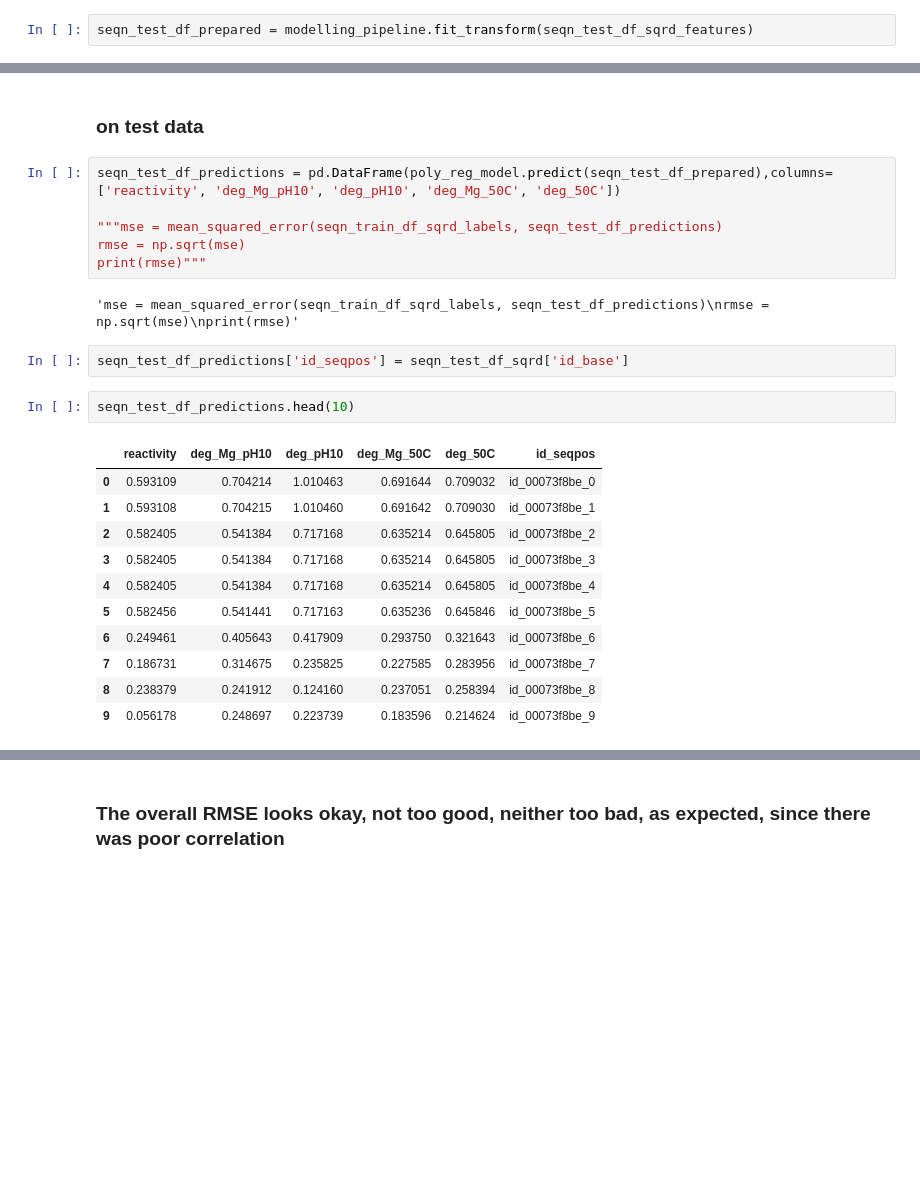
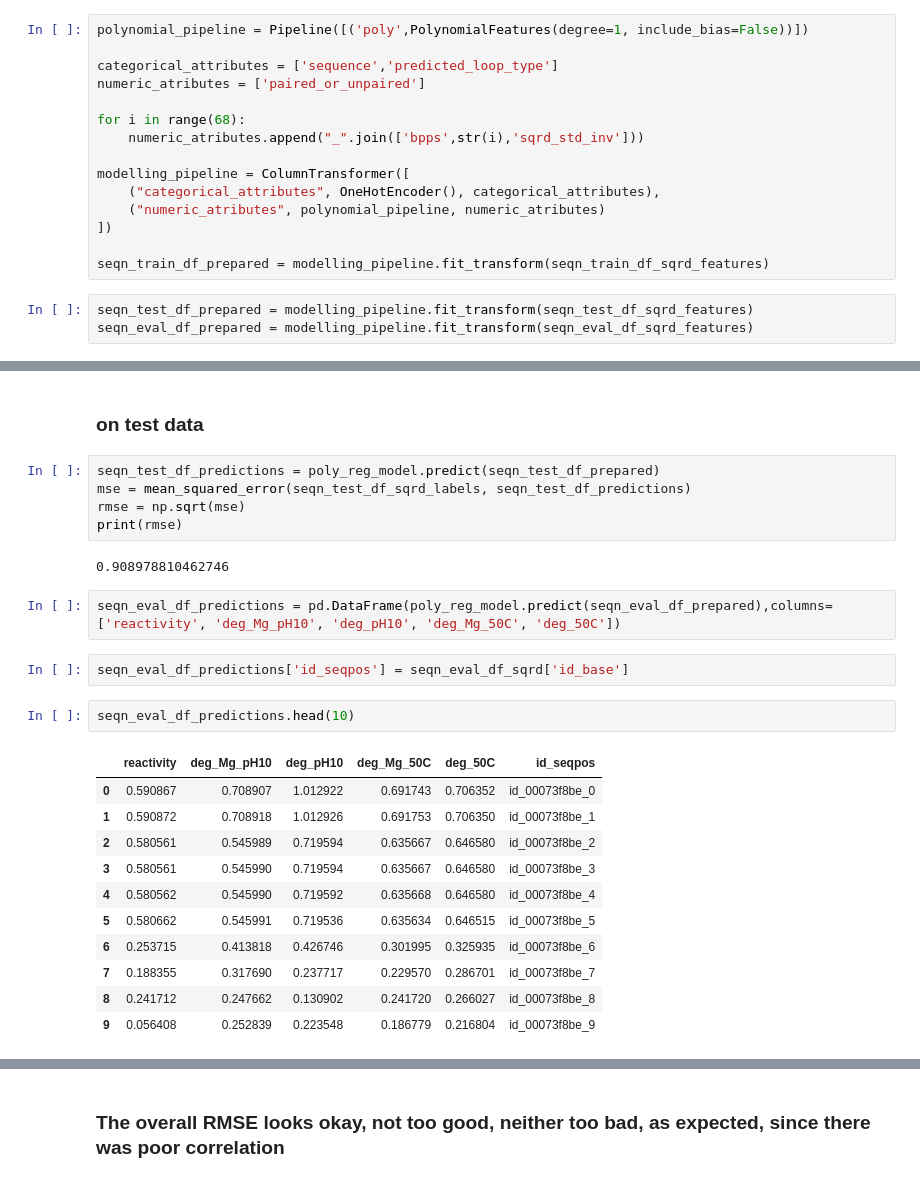
Before and after one commit to sumaniitm/kaggle-mRNA-feature-engineering, a Jupyter notebook: notebook-covid19-mrna.ipynb, the cells around one changed output, grey strips where cells are left out. Drawn from its saved outputs; the diff is of its cells as text; blank space fills up the shorter version.

```diff
--- a/notebook-covid19-mrna.ipynb
+++ b/notebook-covid19-mrna.ipynb
@@ -590,5 +420,21 @@ seqn_train_df_prepared = modelling_pipeline.fit_transform(seqn_train_df_sqrd_fea
+# %%
+polynomial_pipeline = Pipeline([('poly',PolynomialFeatures(degree=1, include_bias=False))])
+
+categorical_attributes = ['sequence','predicted_loop_type']
+numeric_atributes = ['paired_or_unpaired']
+
+for i in range(68):
+    numeric_atributes.append("_".join(['bpps',str(i),'sqrd_std_inv']))
+
+modelling_pipeline = ColumnTransformer([
+    ("categorical_attributes", OneHotEncoder(), categorical_attributes),
+    ("numeric_atributes", polynomial_pipeline, numeric_atributes)
+])
+
+seqn_train_df_prepared = modelling_pipeline.fit_transform(seqn_train_df_sqrd_features)
 # %%
 seqn_test_df_prepared = modelling_pipeline.fit_transform(seqn_test_df_sqrd_features)
+seqn_eval_df_prepared = modelling_pipeline.fit_transform(seqn_eval_df_sqrd_features)
 # %%
 print(seqn_train_df_prepared.shape)
 print(seqn_train_df_sqrd_features.shape)
@@ -671,27 +519,28 @@ print(rmse)
 # %% [markdown]
 ### on test data
 # %%
-seqn_test_df_predictions = pd.DataFrame(poly_reg_model.predict(seqn_test_df_prepared),columns=['reactivity', 'deg_Mg_pH10', 'deg_pH10', 'deg_Mg_50C', 'deg_50C'])
-
-"""mse = mean_squared_error(seqn_train_df_sqrd_labels, seqn_test_df_predictions)
+seqn_test_df_predictions = poly_reg_model.predict(seqn_test_df_prepared)
+mse = mean_squared_error(seqn_test_df_sqrd_labels, seqn_test_df_predictions)
 rmse = np.sqrt(mse)
-print(rmse)"""
+print(rmse)
 # %% [output]
-'mse = mean_squared_error(seqn_train_df_sqrd_labels, seqn_test_df_predictions)\nrmse = np.sqrt(mse)\nprint(rmse)'
+0.908978810462746
+# %%
+seqn_eval_df_predictions = pd.DataFrame(poly_reg_model.predict(seqn_eval_df_prepared),columns=['reactivity', 'deg_Mg_pH10', 'deg_pH10', 'deg_Mg_50C', 'deg_50C'])
 # %%
-seqn_test_df_predictions['id_seqpos'] = seqn_test_df_sqrd['id_base']
+seqn_eval_df_predictions['id_seqpos'] = seqn_eval_df_sqrd['id_base']
 # %%
-seqn_test_df_predictions.head(10)
+seqn_eval_df_predictions.head(10)
 # %% [output]
 |  | reactivity | deg_Mg_pH10 | deg_pH10 | deg_Mg_50C | deg_50C | id_seqpos |
-| 0 | 0.593109 | 0.704214 | 1.010463 | 0.691644 | 0.709032 | id_00073f8be_0 |
-| 1 | 0.593108 | 0.704215 | 1.010460 | 0.691642 | 0.709030 | id_00073f8be_1 |
-| 2 | 0.582405 | 0.541384 | 0.717168 | 0.635214 | 0.645805 | id_00073f8be_2 |
-| 3 | 0.582405 | 0.541384 | 0.717168 | 0.635214 | 0.645805 | id_00073f8be_3 |
-| 4 | 0.582405 | 0.541384 | 0.717168 | 0.635214 | 0.645805 | id_00073f8be_4 |
-| 5 | 0.582456 | 0.541441 | 0.717163 | 0.635236 | 0.645846 | id_00073f8be_5 |
-| 6 | 0.249461 | 0.405643 | 0.417909 | 0.293750 | 0.321643 | id_00073f8be_6 |
-| 7 | 0.186731 | 0.314675 | 0.235825 | 0.227585 | 0.283956 | id_00073f8be_7 |
-| 8 | 0.238379 | 0.241912 | 0.124160 | 0.237051 | 0.258394 | id_00073f8be_8 |
-| 9 | 0.056178 | 0.248697 | 0.223739 | 0.183596 | 0.214624 | id_00073f8be_9 |
+| 0 | 0.590867 | 0.708907 | 1.012922 | 0.691743 | 0.706352 | id_00073f8be_0 |
+| 1 | 0.590872 | 0.708918 | 1.012926 | 0.691753 | 0.706350 | id_00073f8be_1 |
+| 2 | 0.580561 | 0.545989 | 0.719594 | 0.635667 | 0.646580 | id_00073f8be_2 |
+| 3 | 0.580561 | 0.545990 | 0.719594 | 0.635667 | 0.646580 | id_00073f8be_3 |
+| 4 | 0.580562 | 0.545990 | 0.719592 | 0.635668 | 0.646580 | id_00073f8be_4 |
+| 5 | 0.580662 | 0.545991 | 0.719536 | 0.635634 | 0.646515 | id_00073f8be_5 |
+| 6 | 0.253715 | 0.413818 | 0.426746 | 0.301995 | 0.325935 | id_00073f8be_6 |
+| 7 | 0.188355 | 0.317690 | 0.237717 | 0.229570 | 0.286701 | id_00073f8be_7 |
+| 8 | 0.241712 | 0.247662 | 0.130902 | 0.241720 | 0.266027 | id_00073f8be_8 |
+| 9 | 0.056408 | 0.252839 | 0.223548 | 0.186779 | 0.216804 | id_00073f8be_9 |
 # %%
```
Also changed, not shown: parts of 44 cells of this notebook.
